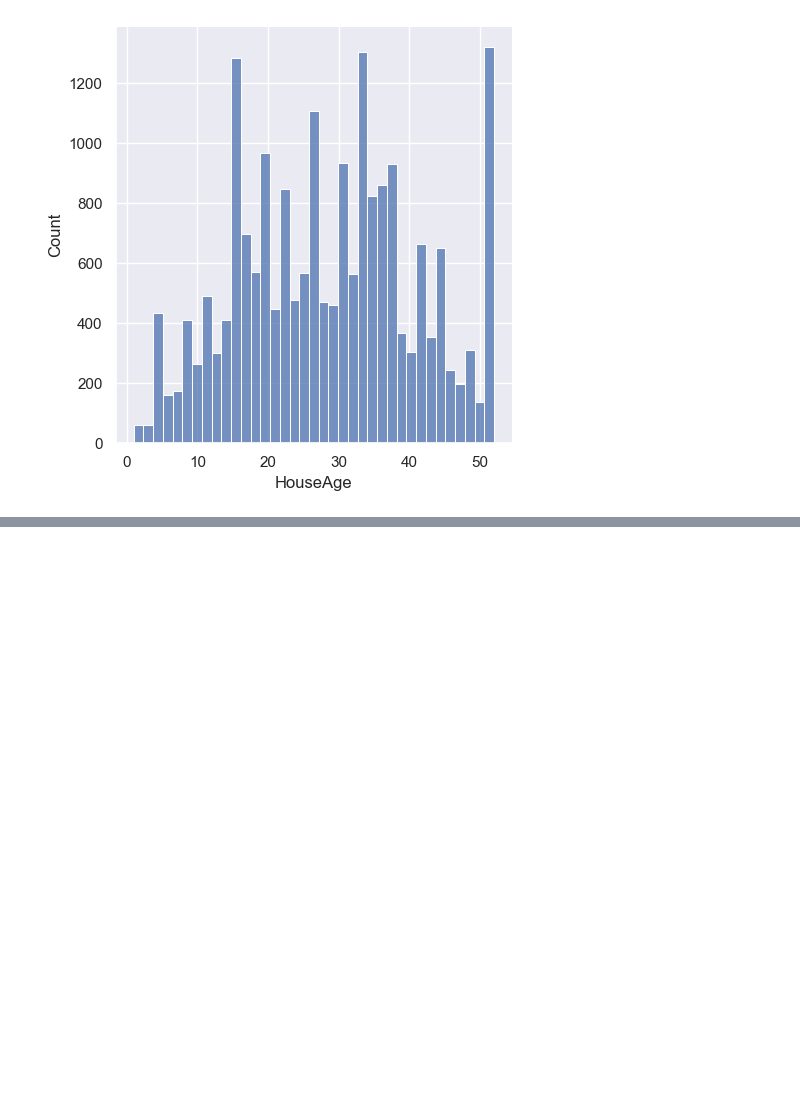
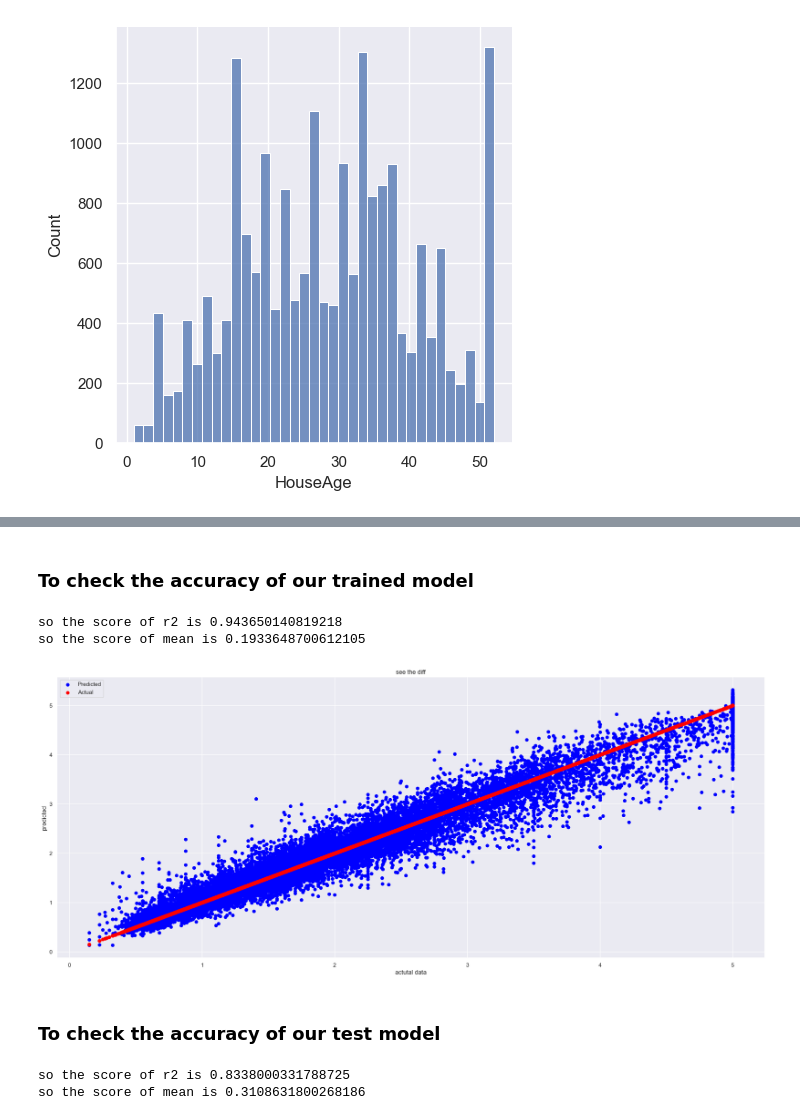
Before and after one commit to Bison619/ML_Practice_, a Jupyter notebook: Projects/Boston House Prediction Project/boston house prediction.ipynb, the cells around one changed output, grey strips where cells are left out. Cells and saved outputs as stored; diff of their text form; code cells hidden in the pictures; blank space fills up the shorter version.

```diff
--- a/Projects/Boston House Prediction Project/boston house prediction.ipynb
+++ b/Projects/Boston House Prediction Project/boston house prediction.ipynb
@@ -118,0 +142,3 @@ sns.displot(data2['HouseAge'])
+# %%
+X = data2.drop(['Price'],axis=1)
+Y = data2['Price']
@@ -118,0 +147,2 @@ sns.displot(data2['HouseAge'])
+# %%
+X_train,X_test,Y_train,Y_test = train_test_split(X,Y,test_size=0.2,random_state=2)
@@ -118,0 +151,3 @@ sns.displot(data2['HouseAge'])
+# %%
+regressor = XGBRegressor()
+regressor.fit(X_train,Y_train)
@@ -118,0 +166,36 @@ sns.displot(data2['HouseAge'])
+# %% [markdown]
+<h3>To check the accuracy of our trained model</h3>
+# %%
+train_predict = regressor.predict(X_train)
+score1 = metrics.r2_score(Y_train,train_predict)
+score2 = metrics.mean_absolute_error(Y_train,train_predict)
+print(f'so the score of r2 is {score1}')
+print(f'so the score of mean is {score2}')
+# %% [output]
+so the score of r2 is 0.943650140819218
+so the score of mean is 0.1933648700612105
+# %%
+# Create a figure with a specified size
+plt.figure(figsize=(25, 10))
+
+# Scatter plot with different colors for actual and predicted data
+plt.scatter(Y_train, train_predict, c='blue', label='Predicted')
+plt.scatter(Y_train, Y_train, c='red', label='Actual')
+plt.xlabel('actutal data')
+plt.ylabel('predicted')
+plt.title("see the diff")
+plt.legend()
+plt.show()
+# %% [output]
+[figure, added]
+# %% [markdown]
+<h3>To check the accuracy of our test model</h3>
+# %%
+test_predict = regressor.predict(X_test)
+score1 = metrics.r2_score(Y_test,test_predict)
+score2 = metrics.mean_absolute_error(Y_test,test_predict)
+print(f'so the score of r2 is {score1}')
+print(f'so the score of mean is {score2}')
+# %% [output]
+so the score of r2 is 0.8338000331788725
+so the score of mean is 0.3108631800268186
```
Also changed, not shown: parts of 12 cells of this notebook.
